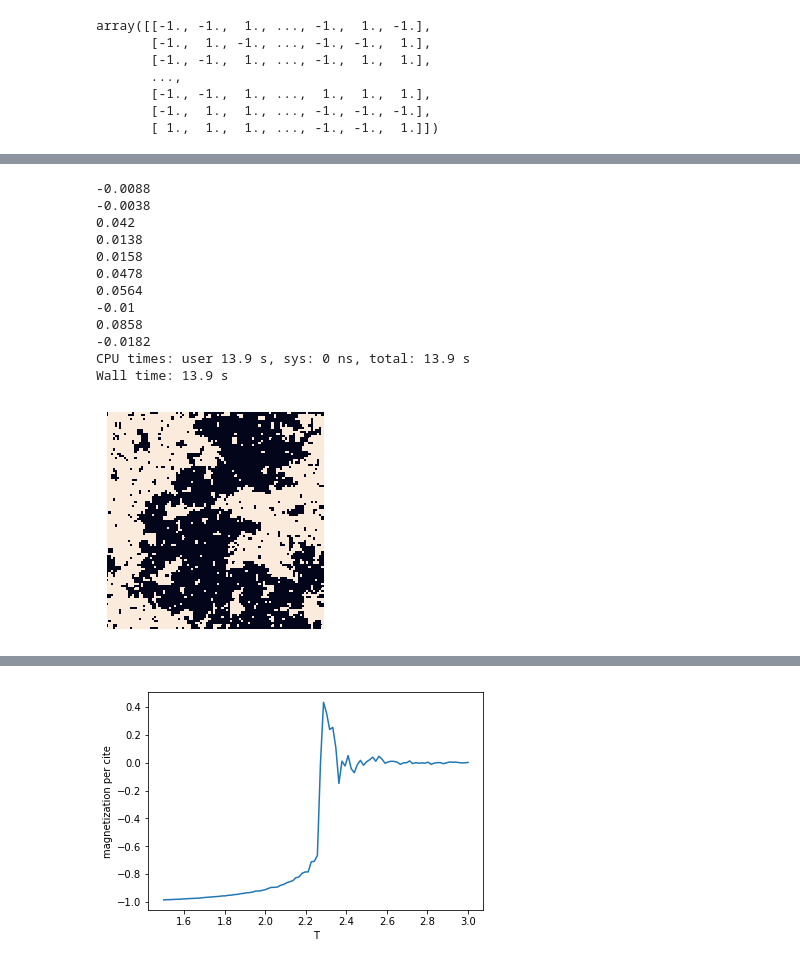
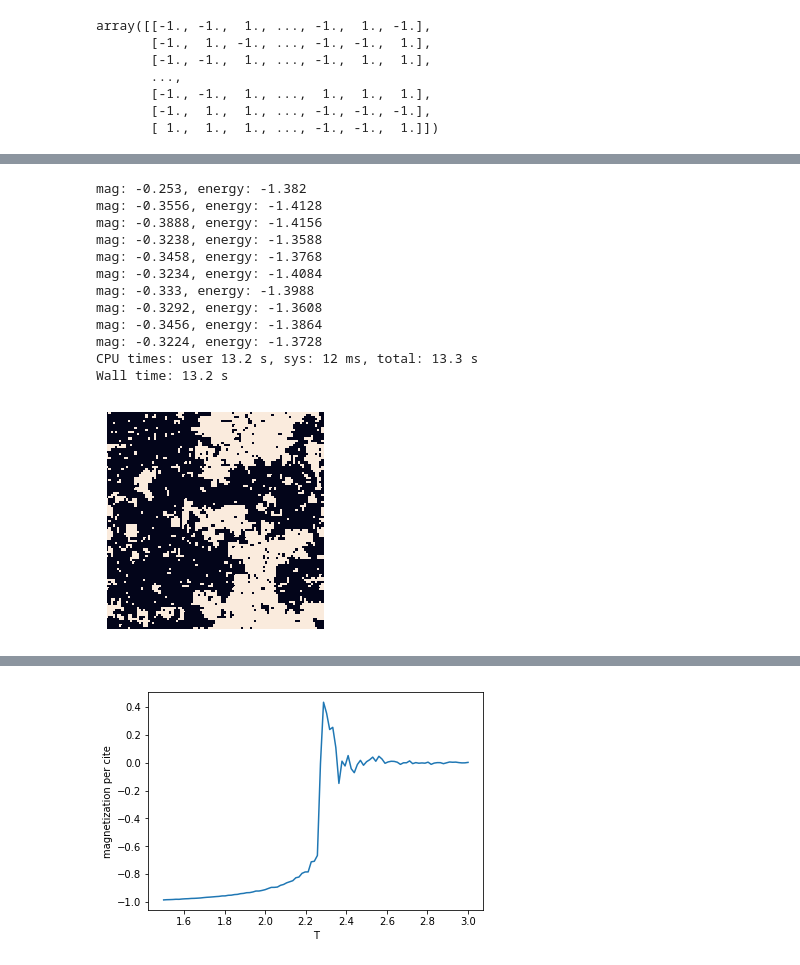
Before and after one commit to kumasaburou/num2019, a Jupyter notebook: src/Ising_MC/Ising2d_MC.ipynb, the cells around one changed output, grey strips where cells are left out. Saved outputs shown, nothing was run; the diff lists cells and outputs as text; code cells hidden in the pictures.

```diff
--- a/src/Ising_MC/Ising2d_MC.ipynb
+++ b/src/Ising_MC/Ising2d_MC.ipynb
@@ -499,23 +603,23 @@ sns.heatmap(a, cbar=False, square=True, xticklabels=False, yticklabels=False)
 # %%
 %%time
 t_c = 2.0/np.log(np.sqrt(2.0)+1)
 for i in range(0,100):
-    update_config(a, a0, a1, e, t_c, 1.0, 0.0)
+    e=update_config(a, a0, a1, e, t_c, 1.0, 0.0)
     if i%10==0 :
-        print(np.sum(a)/len(a)**2)
+        print("mag: " + str(np.sum(a)/len(a)**2) + ", energy: " + str(e/len(a)**2))
 plt.figure()
 sns.heatmap(a, cbar=False, vmax=1, vmin=-1, square=True, xticklabels=False, yticklabels=False)
 # %% [output]
--0.0088
--0.0038
-0.042
-0.0138
-0.0158
-0.0478
-0.0564
--0.01
-0.0858
--0.0182
-CPU times: user 13.9 s, sys: 0 ns, total: 13.9 s
-Wall time: 13.9 s
+mag: -0.253, energy: -1.382
+mag: -0.3556, energy: -1.4128
+mag: -0.3888, energy: -1.4156
+mag: -0.3238, energy: -1.3588
+mag: -0.3458, energy: -1.3768
+mag: -0.3234, energy: -1.4084
+mag: -0.333, energy: -1.3988
+mag: -0.3292, energy: -1.3608
+mag: -0.3456, energy: -1.3864
+mag: -0.3224, energy: -1.3728
+CPU times: user 13.2 s, sys: 12 ms, total: 13.3 s
+Wall time: 13.2 s
-[figure, old version]
+[figure, new version]
```
Also changed, not shown: parts of 11 cells of this notebook.
